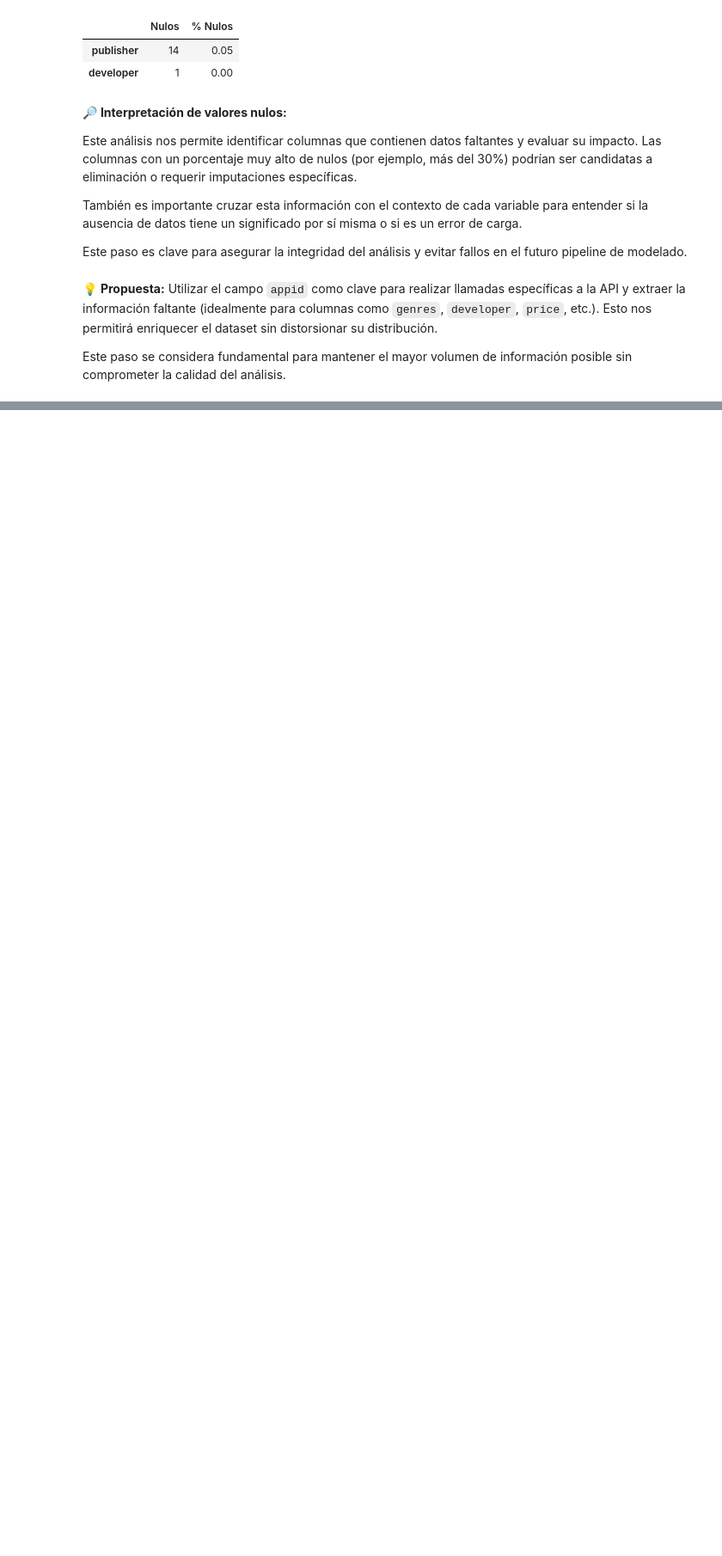
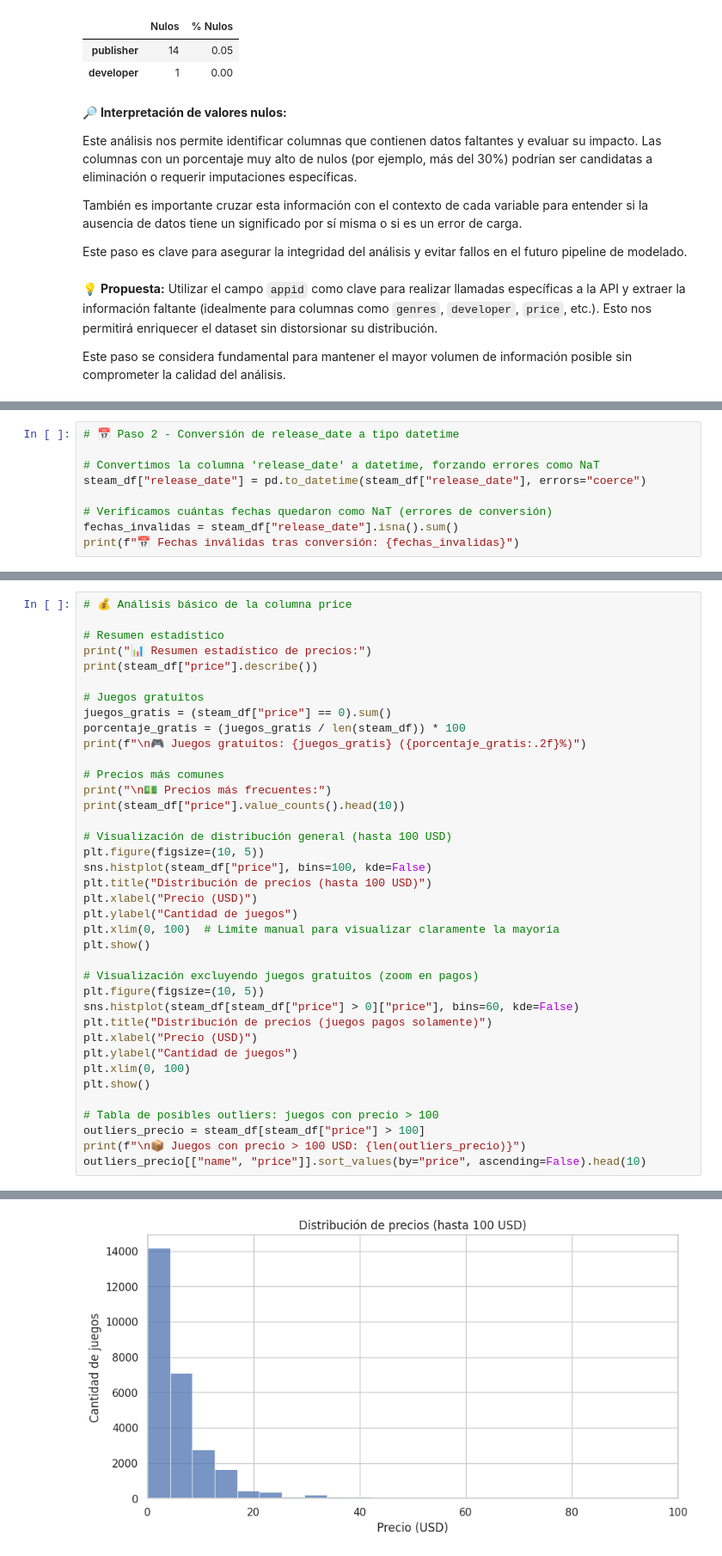
Before and after one commit to LuckDwn/Data-Science-II-Luca-Montenegro, a Jupyter notebook: Proyecto Final - Data Science II - Luca Montenegro.ipynb, the cells around one changed output, grey strips where cells are left out. Shown at 86% size. Drawn from its saved outputs; the diff is of its cells as text; blank space fills up the shorter version.

```diff
--- a/Proyecto Final - Data Science II - Luca Montenegro.ipynb
+++ b/Proyecto Final - Data Science II - Luca Montenegro.ipynb
@@ -531,0 +448,9 @@ error: failed to push some refs to 'https://github.com/LuckDwn/Data-Science-II-L
+# %%
+# 📅 Paso 2 - Conversión de release_date a tipo datetime
+
+# Convertimos la columna 'release_date' a datetime, forzando errores como NaT
+steam_df["release_date"] = pd.to_datetime(steam_df["release_date"], errors="coerce")
+
+# Verificamos cuántas fechas quedaron como NaT (errores de conversión)
+fechas_invalidas = steam_df["release_date"].isna().sum()
+print(f"📅 Fechas inválidas tras conversión: {fechas_invalidas}")
@@ -531,0 +478,39 @@ error: failed to push some refs to 'https://github.com/LuckDwn/Data-Science-II-L
+# %%
+# 💰 Análisis básico de la columna price
+
+# Resumen estadístico
+print("📊 Resumen estadístico de precios:")
+print(steam_df["price"].describe())
+
+# Juegos gratuitos
+juegos_gratis = (steam_df["price"] == 0).sum()
+porcentaje_gratis = (juegos_gratis / len(steam_df)) * 100
+print(f"\n🎮 Juegos gratuitos: {juegos_gratis} ({porcentaje_gratis:.2f}%)")
+
+# Precios más comunes
+print("\n💵 Precios más frecuentes:")
+print(steam_df["price"].value_counts().head(10))
+
+# Visualización de distribución general (hasta 100 USD)
+plt.figure(figsize=(10, 5))
+sns.histplot(steam_df["price"], bins=100, kde=False)
+plt.title("Distribución de precios (hasta 100 USD)")
+plt.xlabel("Precio (USD)")
+plt.ylabel("Cantidad de juegos")
+plt.xlim(0, 100)  # Limite manual para visualizar claramente la mayoría
+plt.show()
+
+# Visualización excluyendo juegos gratuitos (zoom en pagos)
+plt.figure(figsize=(10, 5))
+sns.histplot(steam_df[steam_df["price"] > 0]["price"], bins=60, kde=False)
+plt.title("Distribución de precios (juegos pagos solamente)")
+plt.xlabel("Precio (USD)")
+plt.ylabel("Cantidad de juegos")
+plt.xlim(0, 100)
+plt.show()
+
+# Tabla de posibles outliers: juegos con precio > 100
+outliers_precio = steam_df[steam_df["price"] > 100]
+print(f"\n📦 Juegos con precio > 100 USD: {len(outliers_precio)}")
+outliers_precio[["name", "price"]].sort_values(by="price", ascending=False).head(10)
+# %% [output]
@@ -531,0 +534 @@ error: failed to push some refs to 'https://github.com/LuckDwn/Data-Science-II-L
+[figure, added]
```
Also changed, not shown: parts of 95 cells of this notebook.
